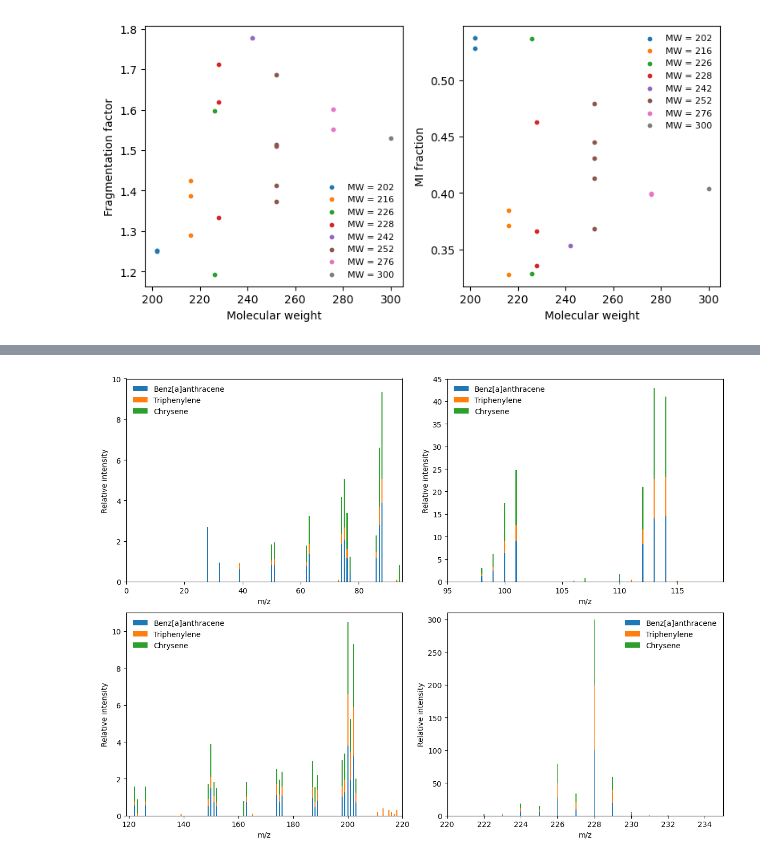
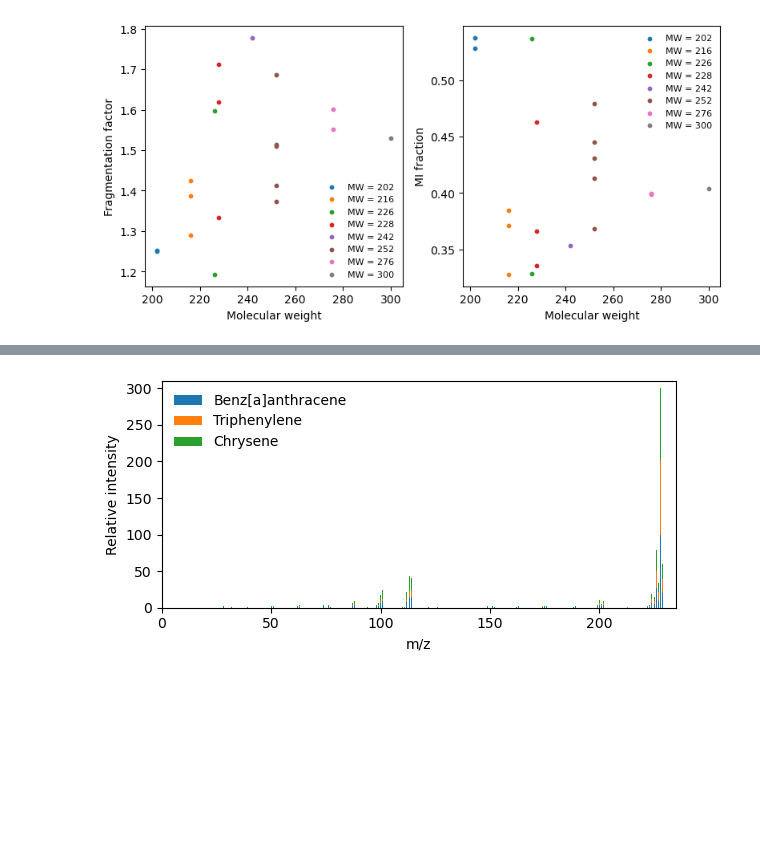
Before and after one commit to Normann25/NFA_project, a Jupyter notebook: NIST_plots.ipynb, the cells around one changed output, grey strips where cells are left out. Drawn from its saved outputs; the diff is of its cells as text; code cells hidden in the pictures; blank space fills up the shorter version.

```diff
--- a/NIST_plots.ipynb
+++ b/NIST_plots.ipynb
@@ -166,16 +166,16 @@ plt.show()
 # %%
 # MW = 228
-fig, ax = plt.subplots(2, 2, figsize = (12, 9))
+fig, ax = plt.subplots(figsize = (6, 3))
 
-plot_NIST(species_228, mass_spectra, 0.4, ax[0][0], (0, 95), (0, 10))
-plot_NIST(species_228, mass_spectra, 0.1, ax[0][1], (95, 119), (0, 45))
-plot_NIST(species_228, mass_spectra, 0.4, ax[1][0], (119, 220), (0, 11))
-plot_NIST(species_228, mass_spectra, 0.05, ax[1][1], (220, 235), (0, 310))
+plot_NIST(species_228, mass_spectra, 0.4, ax, (0, 235), (0, 310))
+# plot_NIST(species_228, mass_spectra, 0.1, ax[0][1], (95, 119), (0, 45))
+# plot_NIST(species_228, mass_spectra, 0.4, ax[1][0], (119, 220), (0, 11))
+# plot_NIST(species_228, mass_spectra, 0.05, ax[1][1], (220, 235), (0, 310))
 
 fig.tight_layout()
 fig.savefig('NIST_spectra/MW228.png', dpi = 600)
 plt.show()
 # %% [output]
-[figure, old version]
+[figure, new version]
 # %%
 # MW = 242
```
Also changed, not shown: parts of 7 cells of this notebook, 8 other files.
